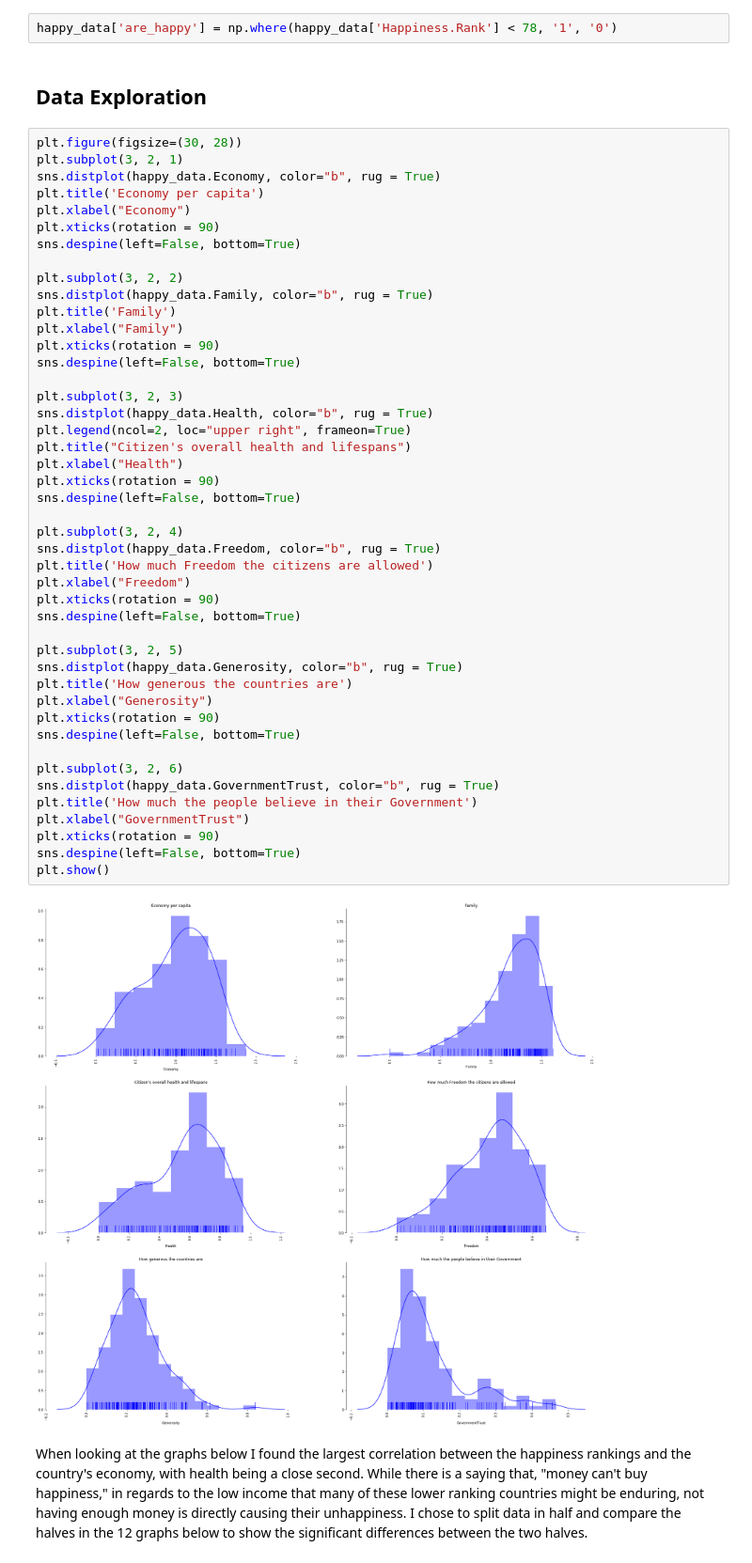
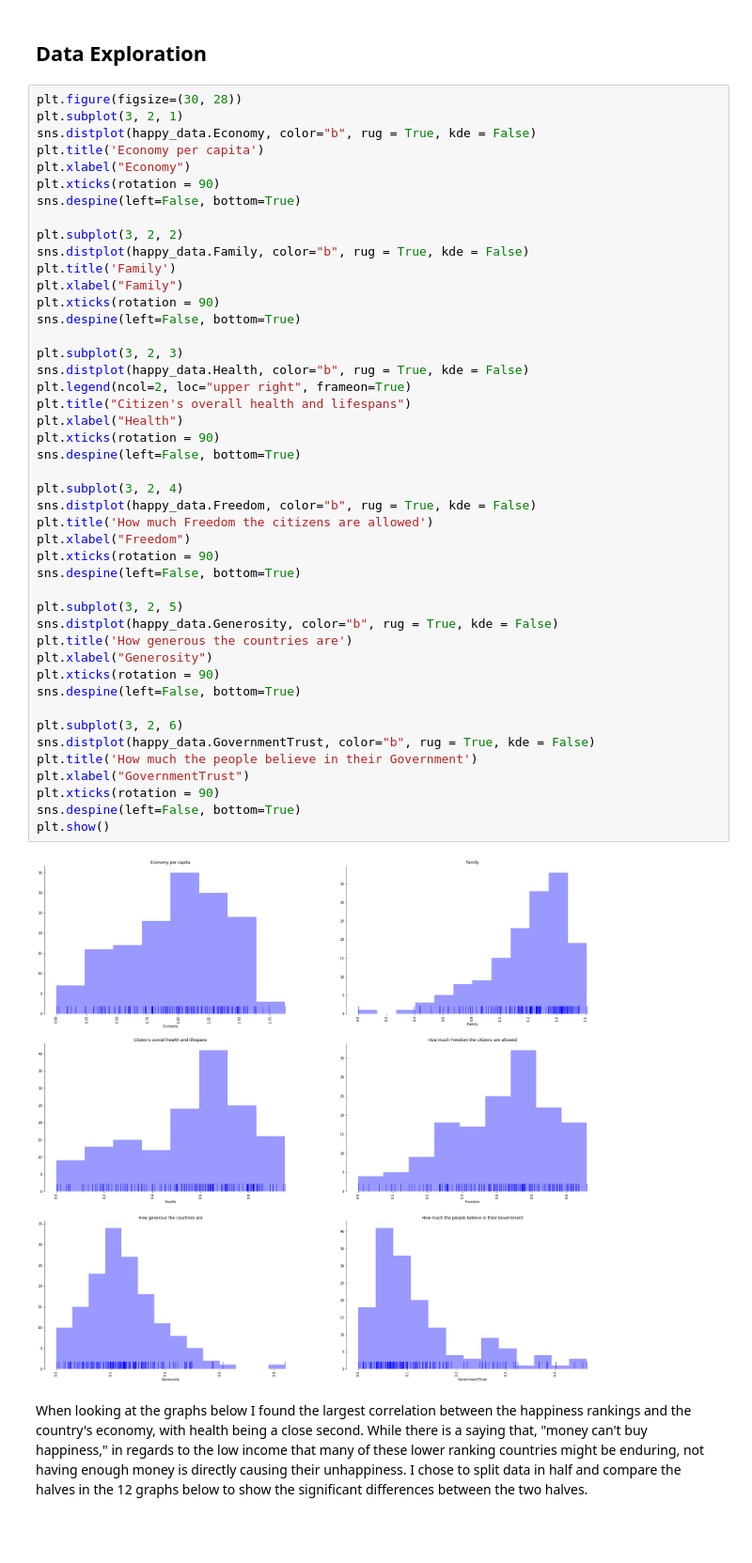
Before and after one commit to efuller11/Thinkful, a Jupyter notebook: Unit 1 Capstone World's Happiness.ipynb, the cells around one changed output. Shown at 94% size. Drawn from its saved outputs; the diff is of its cells as text; blank space fills up the shorter version.

```diff
--- a/Unit 1 Capstone World's Happiness.ipynb
+++ b/Unit 1 Capstone World's Happiness.ipynb
@@ -36,57 +36,55 @@ happy_data.describe()
 | 50% | 78.000000 | 5.279000 | 5.370032 | 5.193152 | 1.064578 | 1.253918 | 0.606042 | 0.437454 | ... |
 | 75% | 116.500000 | 6.101500 | 6.194600 | 6.006527 | 1.318027 | 1.414316 | 0.723008 | 0.516561 | ... |
 | max | 155.000000 | 7.537000 | 7.622030 | 7.479556 | 1.870766 | 1.610574 | 0.949492 | 0.658249 | ... |
-# %%
-happy_data['are_happy'] = np.where(happy_data['Happiness.Rank'] < 78, '1', '0')
 # %% [markdown]
 ## Data Exploration
 # %%
 plt.figure(figsize=(30, 28))
 plt.subplot(3, 2, 1)
-sns.distplot(happy_data.Economy, color="b", rug = True)
+sns.distplot(happy_data.Economy, color="b", rug = True, kde = False)
 plt.title('Economy per capita')
 plt.xlabel("Economy")
 plt.xticks(rotation = 90)
 sns.despine(left=False, bottom=True)
 
 plt.subplot(3, 2, 2)
-sns.distplot(happy_data.Family, color="b", rug = True)
+sns.distplot(happy_data.Family, color="b", rug = True, kde = False)
 plt.title('Family')
 plt.xlabel("Family")
 plt.xticks(rotation = 90)
 sns.despine(left=False, bottom=True)
 
 plt.subplot(3, 2, 3)
-sns.distplot(happy_data.Health, color="b", rug = True)
+sns.distplot(happy_data.Health, color="b", rug = True, kde = False)
 plt.legend(ncol=2, loc="upper right", frameon=True)
 plt.title("Citizen's overall health and lifespans")
 plt.xlabel("Health")
 plt.xticks(rotation = 90)
 sns.despine(left=False, bottom=True)
 
 plt.subplot(3, 2, 4)
-sns.distplot(happy_data.Freedom, color="b", rug = True)
+sns.distplot(happy_data.Freedom, color="b", rug = True, kde = False)
 plt.title('How much Freedom the citizens are allowed')
 plt.xlabel("Freedom")
 plt.xticks(rotation = 90)
 sns.despine(left=False, bottom=True)
 
 plt.subplot(3, 2, 5)
-sns.distplot(happy_data.Generosity, color="b", rug = True)
+sns.distplot(happy_data.Generosity, color="b", rug = True, kde = False)
 plt.title('How generous the countries are')
 plt.xlabel("Generosity")
 plt.xticks(rotation = 90)
 sns.despine(left=False, bottom=True)
 
 plt.subplot(3, 2, 6)
-sns.distplot(happy_data.GovernmentTrust, color="b", rug = True)
+sns.distplot(happy_data.GovernmentTrust, color="b", rug = True, kde = False)
 plt.title('How much the people believe in their Government')
 plt.xlabel("GovernmentTrust")
 plt.xticks(rotation = 90)
 sns.despine(left=False, bottom=True)
 plt.show()
 # %% [output]
-[figure, old version]
+[figure, new version]
 # %% [markdown]
  When looking at the graphs below I found the largest correlation between the happiness rankings and the country's economy, with health being a close second. While there is a saying that, "money can't buy happiness," in regards to the low income that many of these lower ranking countries might be enduring, not having enough money is directly causing their unhappiness. I chose to split data in half and compare the halves in the 12 graphs below to show the significant differences between the two halves.
 # %%
```
Also changed, not shown: parts of 9 cells of this notebook.
